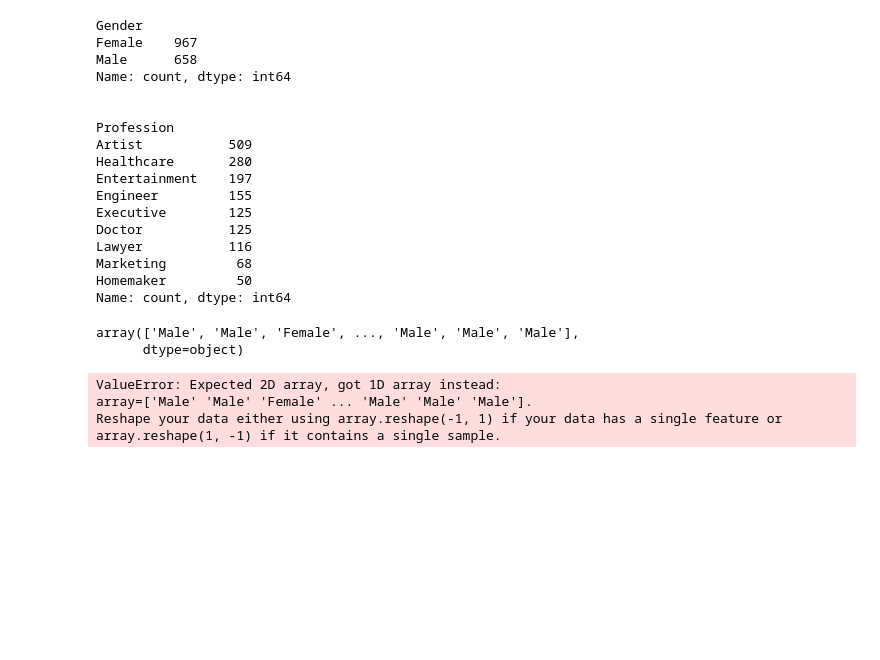
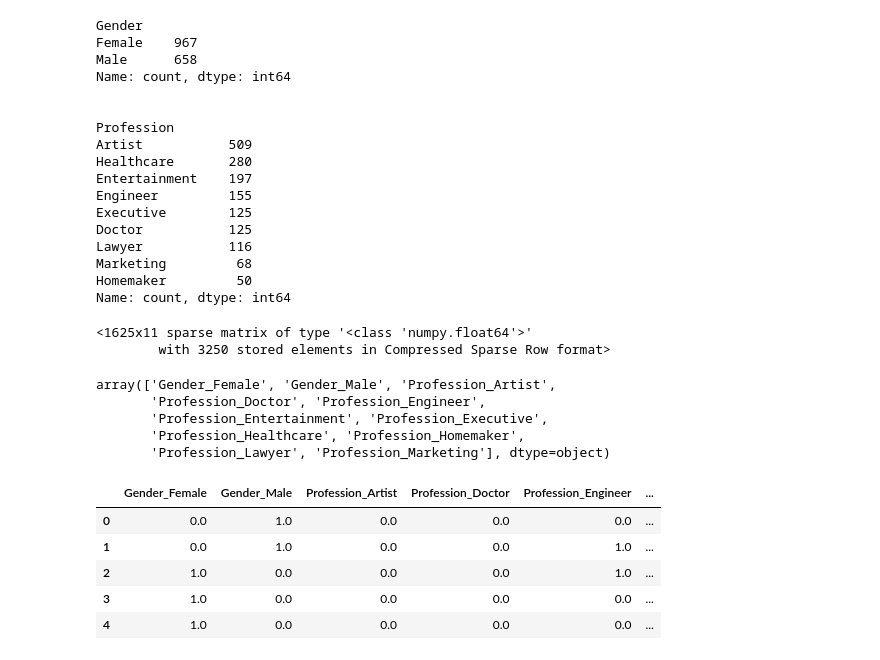
Before and after one commit to mayurasandakalum/shop-customer-data-clustering, a Jupyter notebook: code.ipynb, the cells around one changed output. Cells and saved outputs as stored; diff of their text form; code cells hidden in the pictures; blank space fills up the shorter version.

```diff
--- a/code.ipynb
+++ b/code.ipynb
@@ -372,17 +373,29 @@ Lawyer           116
 Marketing         68
 Homemaker         50
 Name: count, dtype: int64
-# %%
-df2.Gender.values
-# %% [output]
-array(['Male', 'Male', 'Female', ..., 'Male', 'Male', 'Male'],
-      dtype=object)
-# %%
-from sklearn.preprocessing import OneHotEncoder
-
-encoder = OneHotEncoder(sparse=False)
-encoder.fit_transform(df2[  ``])
-# %% [output]
-ValueError: Expected 2D array, got 1D array instead:
-array=['Male' 'Male' 'Female' ... 'Male' 'Male' 'Male'].
-Reshape your data either using array.reshape(-1, 1) if your data has a single feature or array.reshape(1, -1) if it contains a single sample.
+# %%
+encoder = OneHotEncoder()
+encoded_data = encoder.fit_transform(df2[["Gender", "Profession"]])
+encoded_data
+# %% [output]
+<1625x11 sparse matrix of type '<class 'numpy.float64'>'
+        with 3250 stored elements in Compressed Sparse Row format>
+# %%
+encoded_columns = encoder.get_feature_names_out(["Gender", "Profession"])
+encoded_columns
+# %% [output]
+array(['Gender_Female', 'Gender_Male', 'Profession_Artist',
+       'Profession_Doctor', 'Profession_Engineer',
+       'Profession_Entertainment', 'Profession_Executive',
+       'Profession_Healthcare', 'Profession_Homemaker',
+       'Profession_Lawyer', 'Profession_Marketing'], dtype=object)
+# %%
+df_encoded = pd.DataFrame(encoded_data.toarray(), columns=encoded_columns)
+df_encoded.head()
+# %% [output]
+|  | Gender_Female | Gender_Male | Profession_Artist | Profession_Doctor | Profession_Engineer | ... |
+| 0 | 0.0 | 1.0 | 0.0 | 0.0 | 0.0 | ... |
+| 1 | 0.0 | 1.0 | 0.0 | 0.0 | 1.0 | ... |
+| 2 | 1.0 | 0.0 | 0.0 | 0.0 | 1.0 | ... |
+| 3 | 1.0 | 0.0 | 0.0 | 0.0 | 0.0 | ... |
+| 4 | 1.0 | 0.0 | 0.0 | 0.0 | 0.0 | ... |
```
Also changed, not shown: parts of 5 cells of this notebook.
